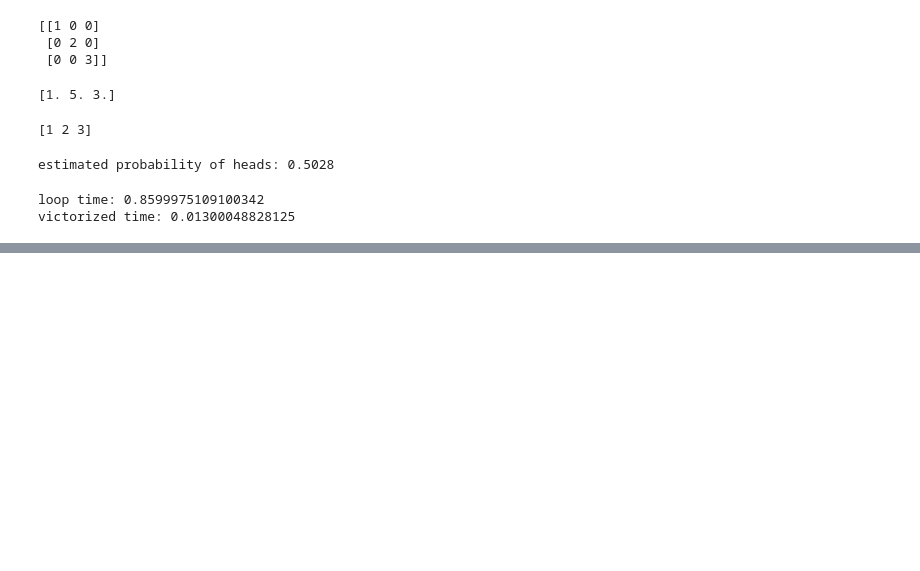
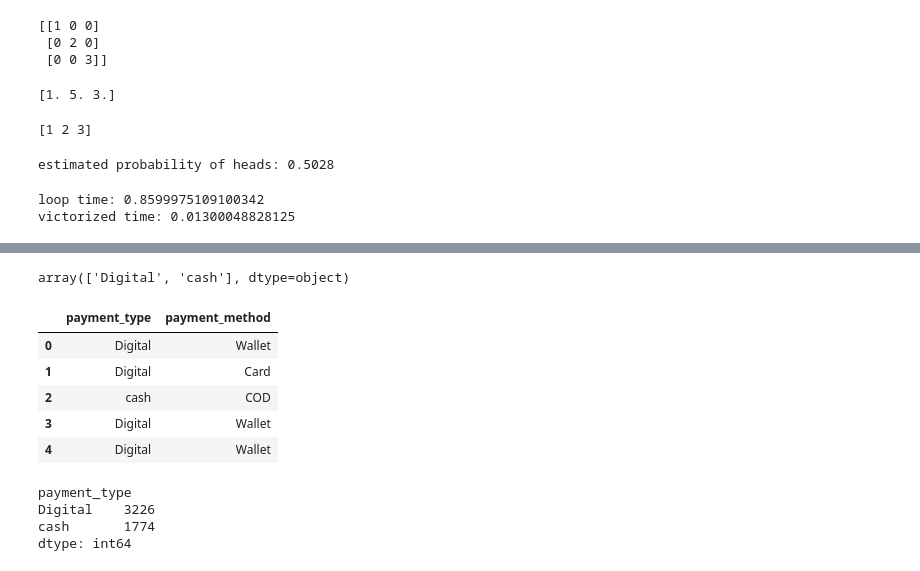
Before and after one commit to mudasirahmad56/PYTHON, a Jupyter notebook: chapter01.ipynb, the cells around one changed output, grey strips where cells are left out. Saved outputs shown, nothing was run; the diff lists cells and outputs as text; code cells hidden in the pictures; blank space fills up the shorter version.

```diff
--- a/chapter01.ipynb
+++ b/chapter01.ipynb
@@ -984,0 +1332,3 @@ victorized time: 0.01300048828125
+# %%
+import pandas as pd
+df = pd.read_csv("ecommerce_sales_analytics_5000.csv")
@@ -984,0 +1363,20 @@ victorized time: 0.01300048828125
+# %%
+df ['payment_type'].unique()
+# %% [output]
+array(['Digital', 'cash'], dtype=object)
+# %%
+df[['payment_type','payment_method']].head()
+# %% [output]
+|  | payment_type | payment_method |
+| 0 | Digital | Wallet |
+| 1 | Digital | Card |
+| 2 | cash | COD |
+| 3 | Digital | Wallet |
+| 4 | Digital | Wallet |
+# %%
+df.groupby('payment_type').size()
+# %% [output]
+payment_type
+Digital    3226
+cash       1774
+dtype: int64
```
Also changed, not shown: parts of 36 cells of this notebook.
